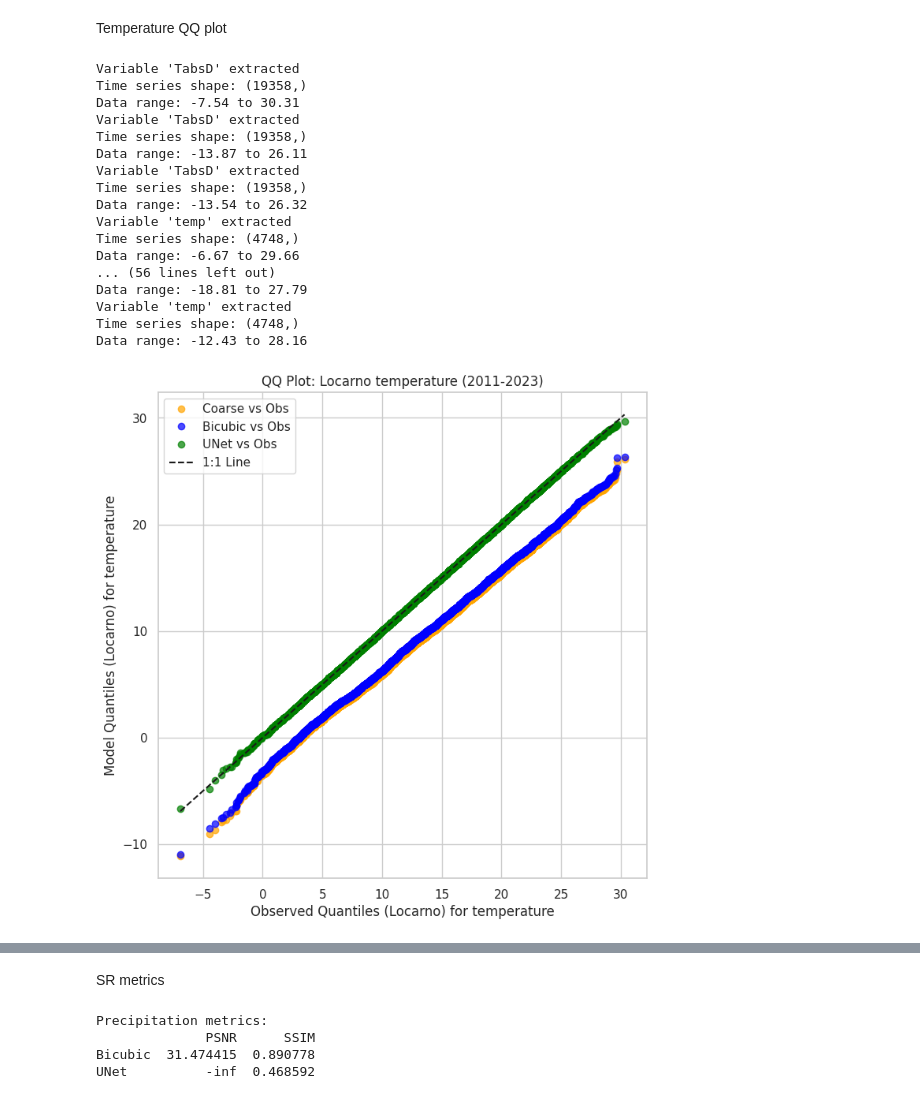
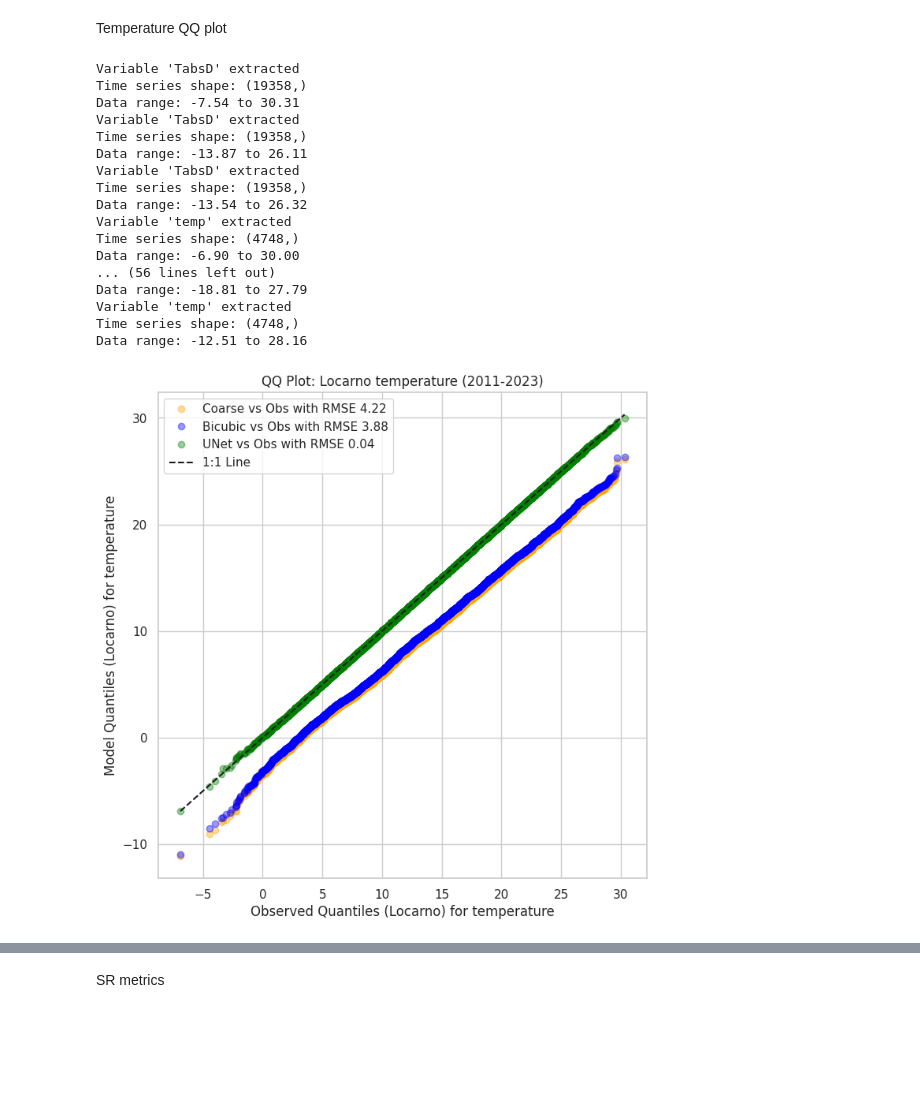
Before and after one commit to AsthanaShivanshi/Processing_and_Analysis_Scripts, a Jupyter notebook: Prelim_Stats_Obs_only/qq_plots_obs_12km.ipynb, the cells around one changed output, grey strips where cells are left out. Saved outputs shown, nothing was run; the diff lists cells and outputs as text; code cells hidden in the pictures; blank space fills up the shorter version.

```diff
--- a/Prelim_Stats_Obs_only/qq_plots_obs_12km.ipynb
+++ b/Prelim_Stats_Obs_only/qq_plots_obs_12km.ipynb
@@ -283,11 +301,11 @@ locarno_lat, locarno_lon = 46.1709, 8.7995
 bern_lat, bern_lon = 46.9480, 7.4474
 zurich_lat, zurich_lon = 47.3769, 8.5417
 
-# Open datasets as Dataset, not DataArray
+
 obs_ds = xr.open_dataset(paths.DATASETS_TRAINING_DIR_12km + '/TabsD_step1_latlon.nc')
 coarse_ds = xr.open_dataset(paths.DATASETS_TRAINING_DIR_12km + '/TabsD_step2_coarse.nc')
 bicubic_ds = xr.open_dataset(paths.DATASETS_TRAINING_DIR_12km + '/TabsD_step3_interp.nc')
-unet_ds = xr.open_dataset("/work/FAC/FGSE/IDYST/tbeucler/downscaling/sasthana/Downscaling/Downscaling_Models/LDM_conditional/outputs/test_UNet_baseline_Huber.nc")
+unet_ds = xr.open_dataset("/work/FAC/FGSE/IDYST/tbeucler/downscaling/sasthana/Downscaling/Downscaling_Models/LDM_conditional/outputs/test_UNet_baseline_CRPS.nc")
 #ldm_ds = xr.open_dataset("/work/FAC/FGSE/IDYST/tbeucler/downscaling/sasthana/Downscaling/Downscaling_Models/LDM_conditional/outputs/single_run_test_LDM_samples.nc")
 
 # Extract precip time series for Locarno
@@ -360,9 +378,13 @@ unet_q_zurich = np.quantile(unet_zurich, quantiles_zurich)
 
 # Plot QQ for Locarno
 plt.figure(figsize=(8, 8))
-plt.plot(obs_q_locarno, coarse_q_locarno, 'o', label='Coarse vs Obs', alpha=0.7,color='orange')
-plt.plot(obs_q_locarno, bicubic_q_locarno, 'o', label='Bicubic vs Obs', alpha=0.7,color='blue')
-plt.plot(obs_q_locarno, unet_q_locarno, 'o', label='UNet vs Obs',color='green', alpha=0.7)
+#RMSE
+rmse_coarse_locarno = np.sqrt(np.mean((coarse_q_locarno - obs_q_locarno) ** 2))
+rmse_bicubic_locarno = np.sqrt(np.mean((bicubic_q_locarno - obs_q_locarno) ** 2))
+rmse_unet_locarno = np.sqrt(np.mean((unet_q_locarno - obs_q_locarno) ** 2))
+plt.plot(obs_q_locarno, coarse_q_locarno, 'o', label='Coarse vs Obs with RMSE {:.2f}'.format(rmse_coarse_locarno), alpha=0.4,color='orange')
+plt.plot(obs_q_locarno, bicubic_q_locarno, 'o', label='Bicubic vs Obs with RMSE {:.2f}'.format(rmse_bicubic_locarno), alpha=0.4,color='blue')
+plt.plot(obs_q_locarno, unet_q_locarno, 'o', label='UNet vs Obs with RMSE {:.2f}'.format(rmse_unet_locarno),color='green', alpha=0.4)
 #plt.plot(obs_q_locarno, ldm_q_locarno, 'o', label='LDM vs Obs', alpha=0.7)
 plt.plot([obs_q_locarno.min(), obs_q_locarno.max()], [obs_q_locarno.min(), obs_q_locarno.max()], 'k--', label='1:1 Line')
 plt.xlabel('Observed Quantiles (Locarno) for temperature')
@@ -372,11 +394,15 @@ plt.legend()
 plt.grid(True)
 plt.show()
 
+
 # Plot QQ for Bern
 plt.figure(figsize=(8, 8))
-plt.plot(obs_q_bern, coarse_q_bern, 'o', label='Coarse vs Obs', alpha=0.7,color='orange')
-plt.plot(obs_q_bern, bicubic_q_bern, 'o', label='Bicubic vs Obs', alpha=0.7,color='blue')
-plt.plot(obs_q_bern, unet_q_bern, 'o', label='UNet vs Obs',color='green', alpha=0.7)
+rmse_coarse_bern = np.sqrt(np.mean((coarse_q_bern - obs_q_bern) ** 2))
+rmse_bicubic_bern = np.sqrt(np.mean((bicubic_q_bern - obs_q_bern) ** 2))
+rmse_unet_bern = np.sqrt(np.mean((unet_q_bern - obs_q_bern) ** 2))
+plt.plot(obs_q_bern, coarse_q_bern, 'o', label='Coarse vs Obs with RMSE {:.2f}'.format(rmse_coarse_bern), alpha=0.4,color='orange')
+plt.plot(obs_q_bern, bicubic_q_bern, 'o', label='Bicubic vs Obs with RMSE {:.2f}'.format(rmse_bicubic_bern), alpha=0.4,color='blue')
+plt.plot(obs_q_bern, unet_q_bern, 'o', label='UNet vs Obs with RMSE {:.2f}'.format(rmse_unet_bern),color='green', alpha=0.4)
 #plt.plot(obs_q_bern, ldm_q_bern, 'o', label='LDM vs Obs', alpha=0.7)
 plt.plot([obs_q_bern.min(), obs_q_bern.max()], [obs_q_bern.min(), obs_q_bern.max()], 'k--', label='1:1 Line')
 plt.xlabel('Observed Quantiles (Bern) for temperature')
@@ -386,36 +412,39 @@ plt.legend()
 plt.grid(True)
 plt.show()
 
 
 
 # Plot QQ for Zurich
 plt.figure(figsize=(8, 8))
-plt.plot(obs_q_zurich, coarse_q_zurich, 'o', label='Coarse vs Obs', alpha=0.7,color='orange')
-plt.plot(obs_q_zurich, bicubic_q_zurich, 'o', label='Bicubic vs Obs', alpha=0.7,color='blue')
-plt.plot(obs_q_zurich, unet_q_zurich, 'o', label='UNet vs Obs',color='green', alpha=0.7)
+rmse_coarse_zurich = np.sqrt(np.mean((coarse_q_zurich - obs_q_zurich) ** 2))
+rmse_bicubic_zurich = np.sqrt(np.mean((bicubic_q_zurich - obs_q_zurich) ** 2))
+rmse_unet_zurich = np.sqrt(np.mean((unet_q_zurich - obs_q_zurich) ** 2))
+plt.plot(obs_q_zurich, coarse_q_zurich, 'o', label='Coarse vs Obs with RMSE {:.2f}'.format(rmse_coarse_zurich), alpha=0.4,color='orange')
+plt.plot(obs_q_zurich, bicubic_q_zurich, 'o', label='Bicubic vs Obs with RMSE {:.2f}'.format(rmse_bicubic_zurich), alpha=0.4,color='blue')
+plt.plot(obs_q_zurich, unet_q_zurich, 'o', label='UNet vs Obs with RMSE {:.2f}'.format(rmse_unet_zurich),color='green', alpha=0.4)
 plt.plot([obs_q_zurich.min(), obs_q_zurich.max()], [obs_q_zurich.min(), obs_q_zurich.max()], 'k--', label='1:1 Line')
 plt.xlabel('Observed Quantiles (Zurich) for temperature')
 plt.ylabel('Model Quantiles (Zurich) for temperature')
 plt.title('QQ Plot: Zurich temperature (2011-2023)')
 plt.legend()
 plt.grid(True)
 plt.show()
 # %% [output]
 Variable 'TabsD' extracted
 Time series shape: (19358,)
 Data range: -7.54 to 30.31
 Variable 'TabsD' extracted
 Time series shape: (19358,)
 Data range: -13.87 to 26.11
 Variable 'TabsD' extracted
 Time series shape: (19358,)
 Data range: -13.54 to 26.32
 Variable 'temp' extracted
 Time series shape: (4748,)
-Data range: -6.67 to 29.66
+Data range: -6.90 to 30.00
 ... (56 lines left out)
 Data range: -18.81 to 27.79
 Variable 'temp' extracted
 Time series shape: (4748,)
-Data range: -12.43 to 28.16
+Data range: -12.51 to 28.16
-[figure, old version]
+[figure, new version]
@@ -449,19 +481,6 @@ def compute_metrics(obs, pred):
         psnr_list.append(psnr)
         ssim_list.append(ssim)
     return np.nanmean(psnr_list), np.nanmean(ssim_list)
-# %%
-# pr
-precip_metrics = {}
-precip_metrics['Bicubic'] = compute_metrics(obs_precip, bicubic_precip)
-precip_metrics['UNet'] = compute_metrics(obs_precip, unet_precip)
-precip_df = pd.DataFrame(precip_metrics, index=['PSNR', 'SSIM']).T
-print("Precipitation metrics:")
-print(precip_df)
-# %% [output]
-Precipitation metrics:
-              PSNR      SSIM
-Bicubic  31.474415  0.890778
-UNet          -inf  0.468592
 # %%
 # temp
 temp_metrics = {}
```
Also changed, not shown: parts of 9 cells of this notebook.
